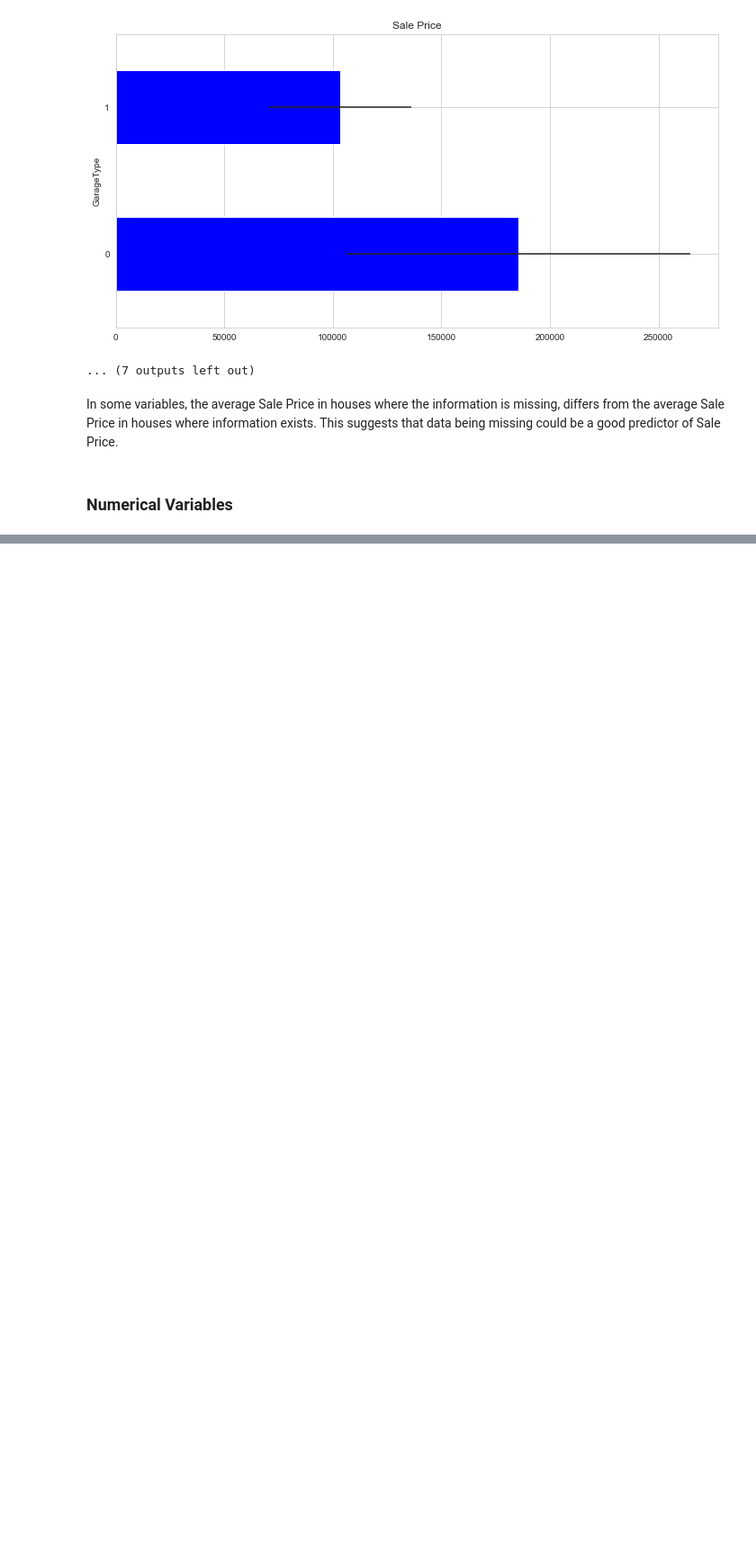
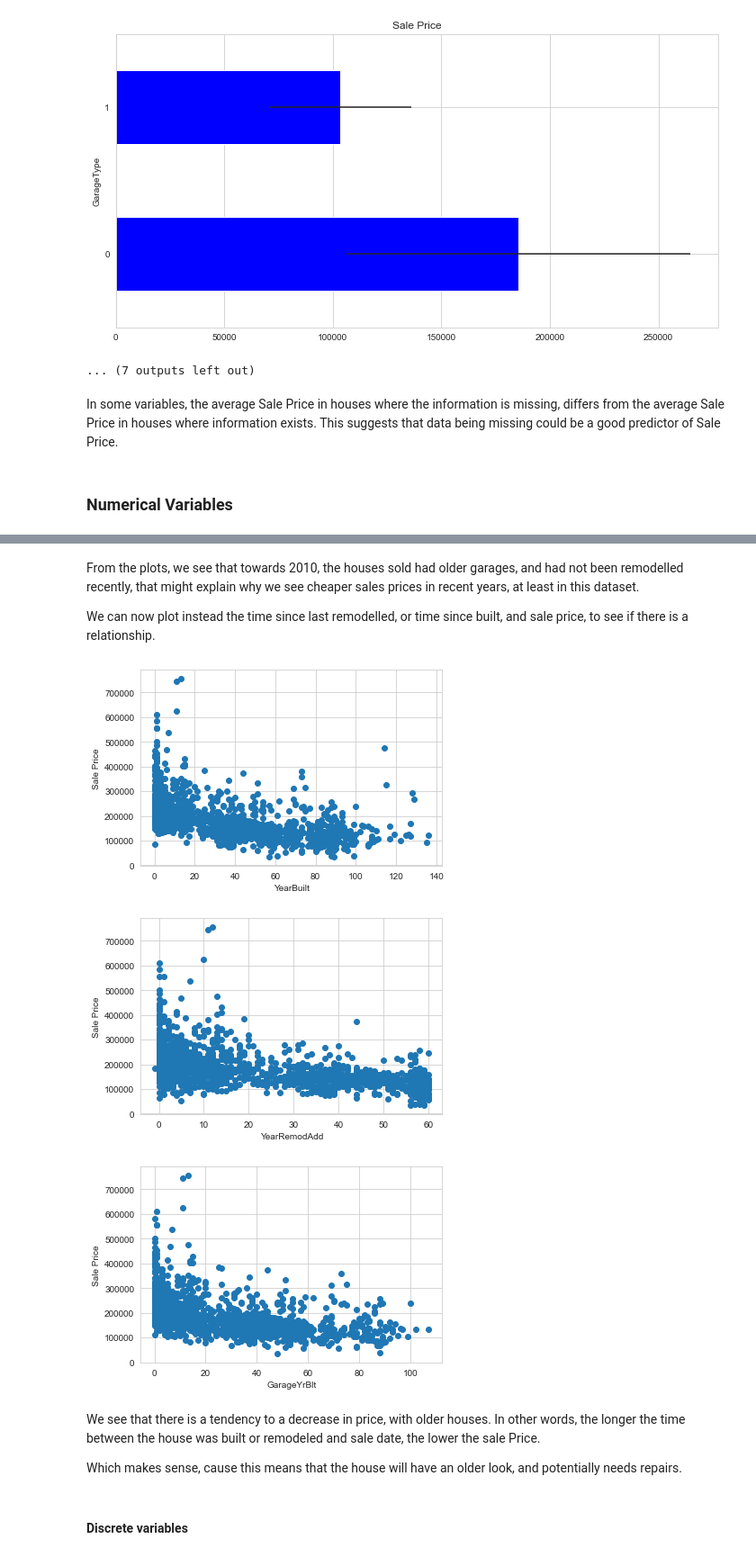
Before and after one commit to cbvreis/-Deployment-of-Machine-Learning-Models, a Jupyter notebook: notebooks/house_prices/01_ml_data_analysis.ipynb, the cells around one changed output, grey strips where cells are left out. Shown at 90% size. Saved outputs shown, nothing was run; the diff lists cells and outputs as text; code cells hidden in the pictures; blank space fills up the shorter version.

```diff
--- a/notebooks/house_prices/01_ml_data_analysis.ipynb
+++ b/notebooks/house_prices/01_ml_data_analysis.ipynb
@@ -242,0 +335,27 @@ In some variables, the average Sale Price in houses where the information is mis
+# %% [markdown]
+From the plots, we see that towards 2010, the houses sold had older garages, and had not been remodelled recently, that might explain why we see cheaper sales prices in recent years, at least in this dataset.
+
+We can now plot instead the time since last remodelled, or time since built, and sale price, to see if there is a relationship.
+# %%
+def analyse_years_vars(df, var):
+
+    df = df.copy()
+    df[var] = df['YrSold'] - df[var]
+    plt.scatter(df[var], df['SalePrice'])
+    plt.ylabel('Sale Price')
+    plt.xlabel(var)
+    plt.show()
+
+for var in years_vars:
+    if var !='YrSold':
+        analyse_years_vars(data, var)
+# %% [output]
+[figure, added]
+[figure, added]
+[figure, added]
+# %% [markdown]
+We see that there is a tendency to a decrease in price, with older houses. In other words, the longer the time between the house was built or remodeled and sale date, the lower the sale Price.
+
+Which makes sense, cause this means that the house will have an older look, and potentially needs repairs.
+# %% [markdown]
+#### Discrete variables
```
Also changed, not shown: parts of 54 cells of this notebook.
